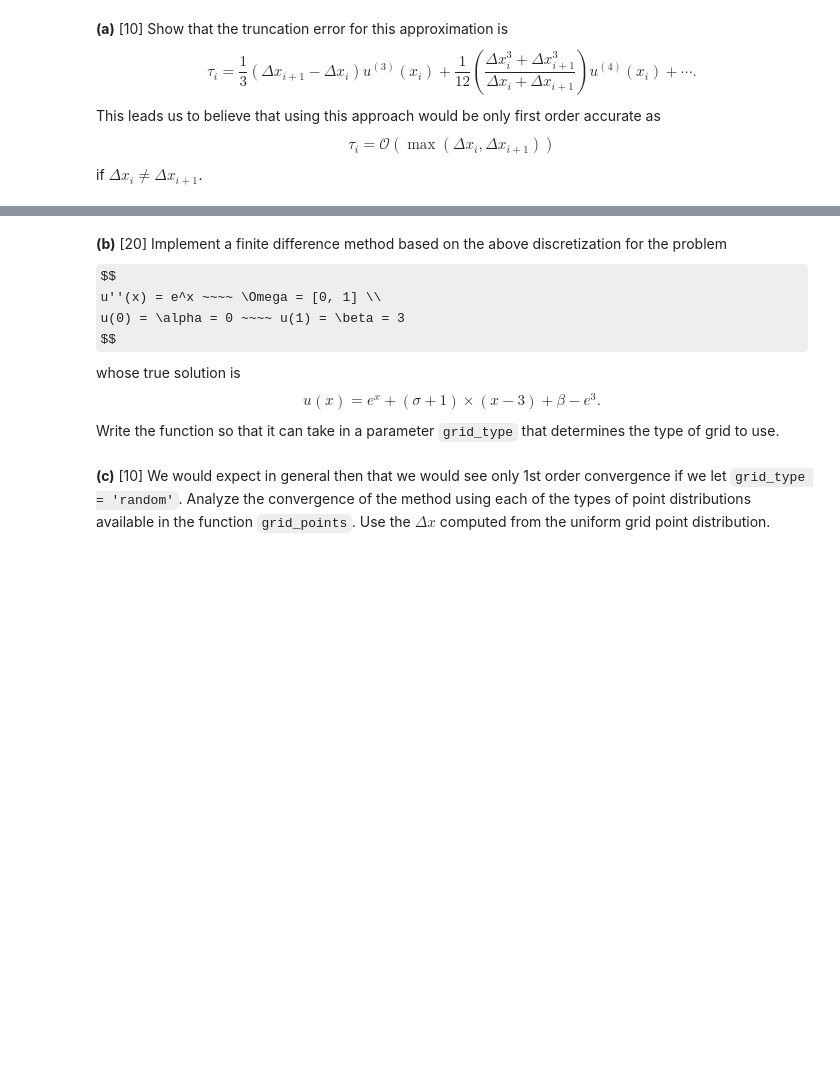
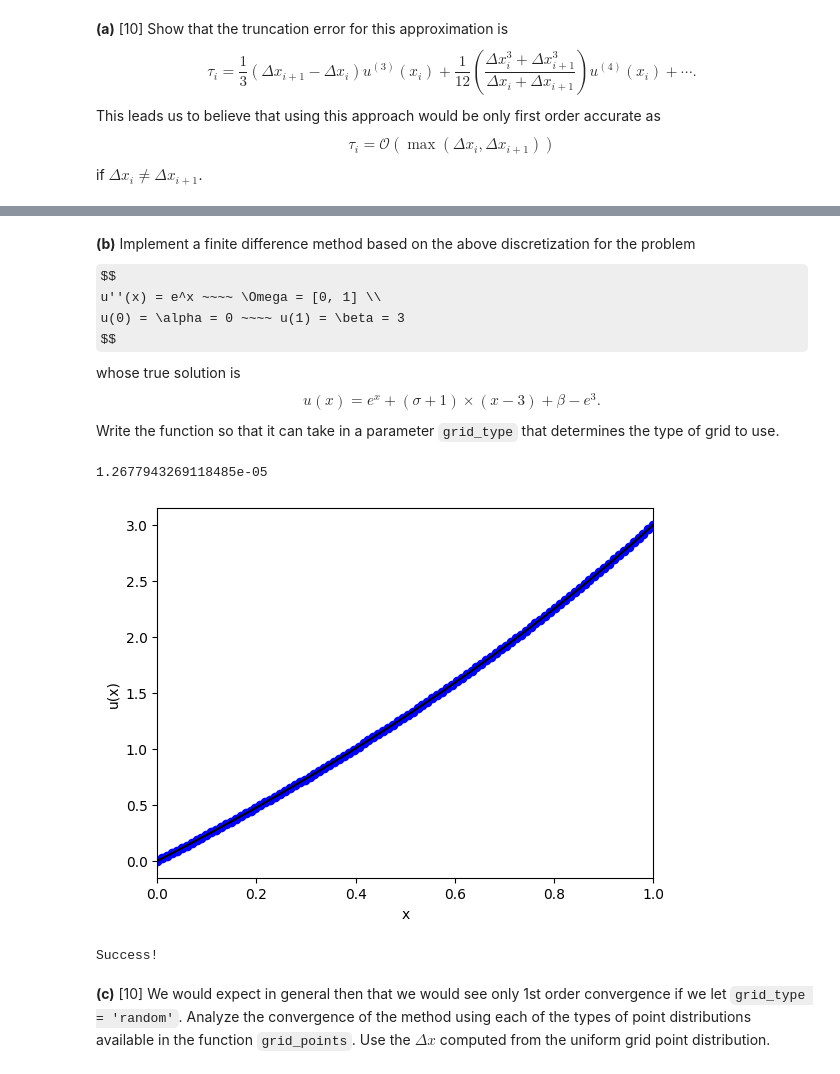
Before and after one commit to nekomiya-kasane/exercises, a Jupyter notebook: 2023-02-21-PDE-Numerical/hw2_BVP_1-1.ipynb, the cells around one changed output, grey strips where cells are left out. Saved outputs shown, nothing was run; the diff lists cells and outputs as text; code cells hidden in the pictures; some formulas as TeX source; blank space fills up the shorter version.

```diff
--- a/2023-02-21-PDE-Numerical/hw2_BVP_1-1.ipynb
+++ b/2023-02-21-PDE-Numerical/hw2_BVP_1-1.ipynb
@@ -31,5 +55,5 @@ Solution Here
 # %% [markdown]
-**(b)** [20] Implement a finite difference method based on the above discretization for the problem
+**(b)**  Implement a finite difference method based on the above discretization for the problem
 $$
     u''(x) = e^x ~~~~ \Omega = [0, 1] \\
     u(0) = \alpha = 0 ~~~~ u(1) = \beta = 3
@@ -51,19 +75,19 @@ def grid_points(a, b, m, grid_type='uniform'):
      - grid_type = 'chebyshev' - Chebyshev extreme points
     """
     # Computational grid
-    z = numpy.linspace(0, 1, m + 2)
+    z = np.linspace(0, 1, m + 2)
 
     if grid_type.lower() == "uniform":
         x = a + (b - a) * z
     elif grid_type.lower() == "right_layer":
         x = a + (b - a) * (1.0 - (1.0 - z)**2)
     elif grid_type.lower() == "random":
-        x = numpy.empty(m + 2)
-        x[1:-1] = a + (b - a) * numpy.sort(numpy.random.uniform(size=(m)))
+        x = np.empty(m + 2)
+        x[1:-1] = a + (b - a) * np.sort(np.random.uniform(size=(m)))
         x[0] = a
         x[-1] = b
     elif grid_type.lower() == "chebyshev":
-        x = a + (b - a) * 0.5 * (1.0 + numpy.cos(numpy.pi * (1.0 - z)))
+        x = a + (b - a) * 0.5 * (1.0 + np.cos(np.pi * (1.0 - z)))
     else:
         raise ValueError("Unknown grid type.")
 
@@ -91,24 +115,45 @@ def solve_nonuniform(a, b, alpha, beta, m, f, grid_type='uniform'):
     """
 
     # Begin Solution Here
+    # f = lambda x: np.exp(x)
+    xs = grid_points(a, b, m, grid_type)
+    dxs = xs[1:] - xs[:-1]
+    A = np.diag(-2 * np.ones(m)) \
+        + 2 * np.diag(dxs[:-2] / (dxs[:-2] + dxs[1:-1]), 1) \
+        + 2 * np.diag(dxs[2:] / (dxs[1:-1] + dxs[2:]), -1)
+
+    b = f(xs[1:-1]) * dxs[1:] * dxs[:-1]
+    b[0] -= 2 * dxs[1] / (dxs[0] + dxs[1]) * alpha
+    b[-1] -= 2 * dxs[-2] / (dxs[-2] + dxs[-1]) * beta
+
+    x = xs
+    U = np.array([0.0] * (m + 2))
+    U[1:-1] = np.linalg.solve(A, b)
+    U[0] = alpha
+    U[-1] = beta
     return x, U
 # %%
 a = 0.0
 b = 1.0
 alpha = 0.0
 beta = 3.0
-f = lambda x: numpy.exp(x)
-u_true = lambda x: (4.0 - numpy.exp(1.0)) * x - 1.0 + numpy.exp(x)
+f = lambda x: np.exp(x)
+u_true = lambda x: (4.0 - np.exp(1.0)) * x - 1.0 + np.exp(x)
 x, U = solve_nonuniform(a, b, alpha, beta, 100, f, grid_type='uniform')
-print(numpy.linalg.norm(u_true(x) - U, ord=2))
+print(np.linalg.norm(u_true(x) - U, ord=2))
 fig = plt.figure()
 axes = fig.add_subplot(1, 1, 1)
 axes.plot(x, U, 'bo')
 axes.plot(x, u_true(x), 'k')
 axes.set_xlabel("x")
 axes.set_ylabel("u(x)")
 axes.set_xlim((a, b))
-assert(numpy.linalg.norm(u_true(x) - U, ord=2) < 1e-4)
+plt.show()
+assert(np.linalg.norm(u_true(x) - U, ord=2) < 1e-4)
 print("Success!")
+# %% [output]
+1.2677943269118485e-05
+[figure, added]
+Success!
 # %% [markdown]
 **(c)** [10] We would expect in general then that we would see only 1st order convergence if we let `grid_type = 'random'`.  Analyze the convergence of the method using each of the types of point distributions available in the function `grid_points`.  Use the $\Delta x$ computed from the uniform grid point distribution.
```
Also changed, not shown: parts of 34 cells of this notebook, 4 other files.
